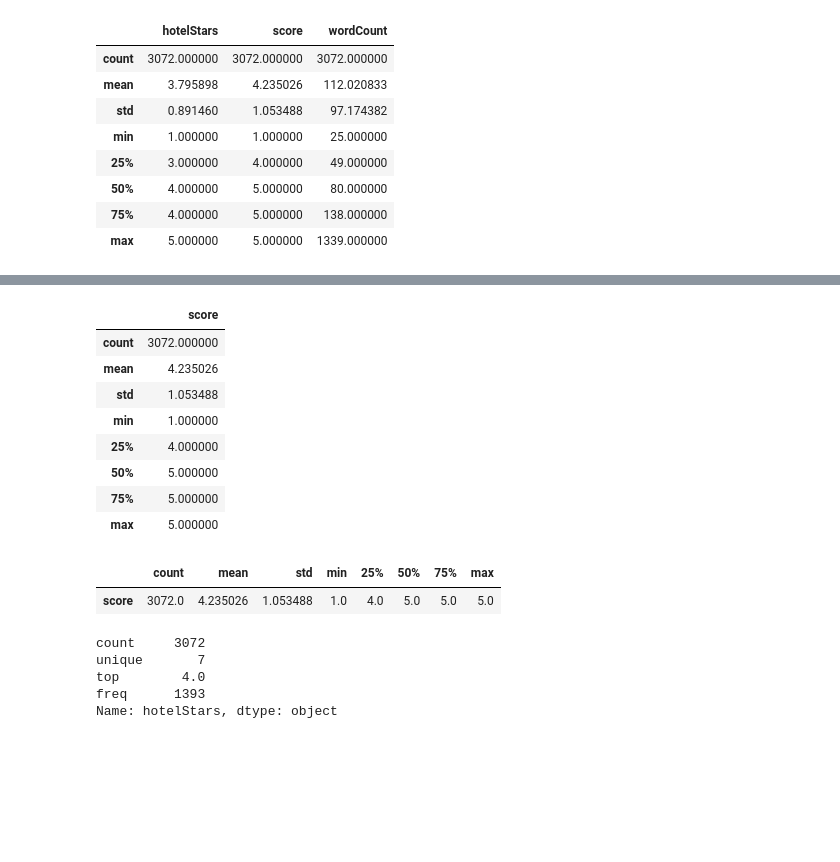
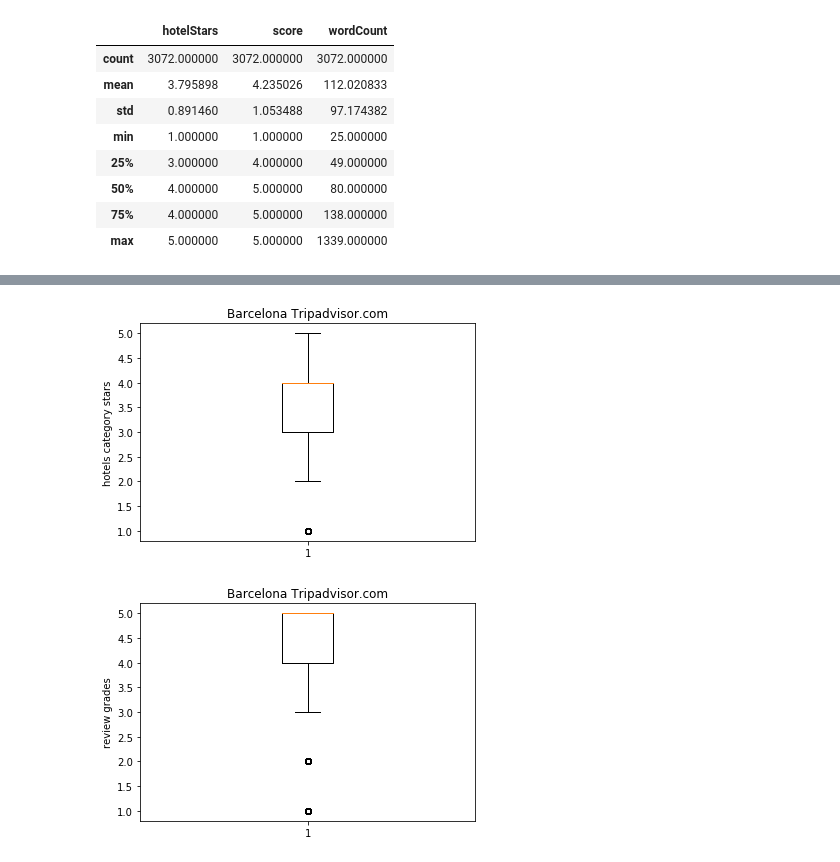
Before and after one commit to yiperzhou/text-sentiment-classification-with-deep-neural-networks, a Jupyter notebook: data-preprocess/calculate-reviews-words-grades.ipynb, the cells around one changed output, grey strips where cells are left out. Saved outputs shown, nothing was run; the diff lists cells and outputs as text; code cells hidden in the pictures; blank space fills up the shorter version.

```diff
--- a/data-preprocess/calculate-reviews-words-grades.ipynb
+++ b/data-preprocess/calculate-reviews-words-grades.ipynb
@@ -147,26 +139,0 @@ for i in BarcelonaTripDF.iterrows():
-# %%
-type(BarcelonaTripDF.describe())
-BarcelonaTripDF.describe()
-# %% [output]
-|  | score |
-| count | 3072.000000 |
-| mean | 4.235026 |
-| std | 1.053488 |
-| min | 1.000000 |
-| 25% | 4.000000 |
-| 50% | 5.000000 |
-| 75% | 5.000000 |
-| max | 5.000000 |
-# %%
-BarcelonaTripDF.describe().transpose()
-# %% [output]
-|  | count | mean | std | min | 25% | 50% | 75% | max |
-| score | 3072.0 | 4.235026 | 1.053488 | 1.0 | 4.0 | 5.0 | 5.0 | 5.0 |
-# %%
-BarcelonaTripDF["hotelStars"].describe().transpose()
-# %% [output]
-count     3072
-unique       7
-top        4.0
-freq      1393
-Name: hotelStars, dtype: object
@@ -174,0 +140,20 @@ Name: hotelStars, dtype: object
+# %%
+flt1 = plt.figure()
+ax1 = flt1.add_subplot(111)
+ax1.set_ylabel("hotels category stars")
+ax1.set_title("Barcelona Tripadvisor.com")
+ax1.boxplot(BarcelonaTripDF["hotelStars"])
+flt1.show()
+plt.show()
+# %% [output]
+[figure, added]
+# %%
+flt2 = plt.figure()
+ax2 = flt2.add_subplot(111)
+ax2.set_ylabel("review grades")
+ax2.set_title("Barcelona Tripadvisor.com")
+ax2.boxplot(BarcelonaTripDF["score"])
+flt2.show()
+plt.show()
+# %% [output]
+[figure, added]
```
Also changed, not shown: parts of 15 cells of this notebook, 1 other file.
